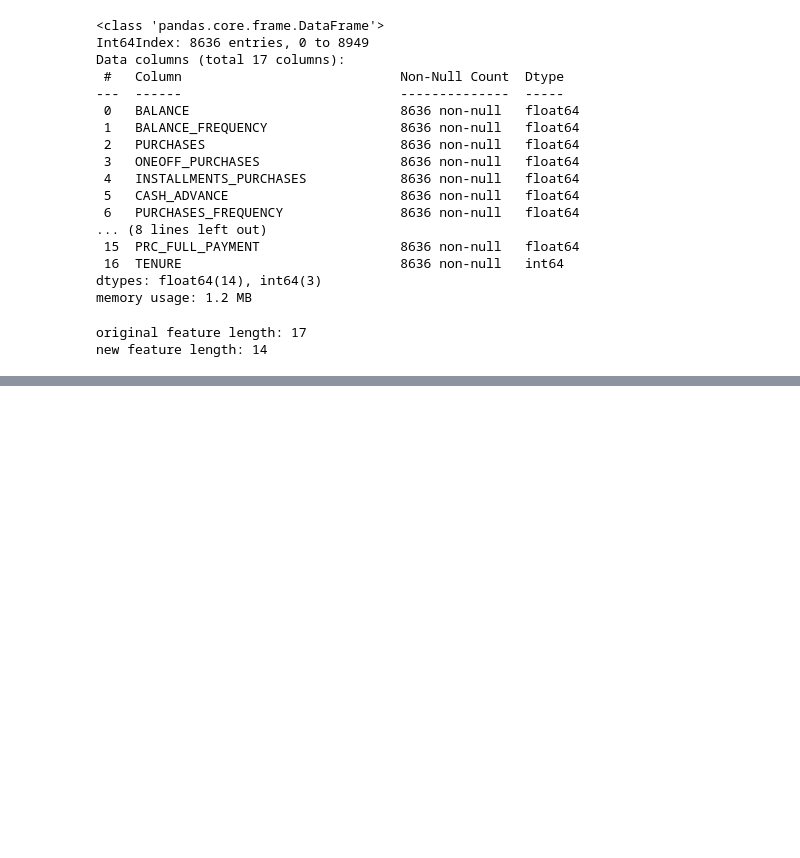
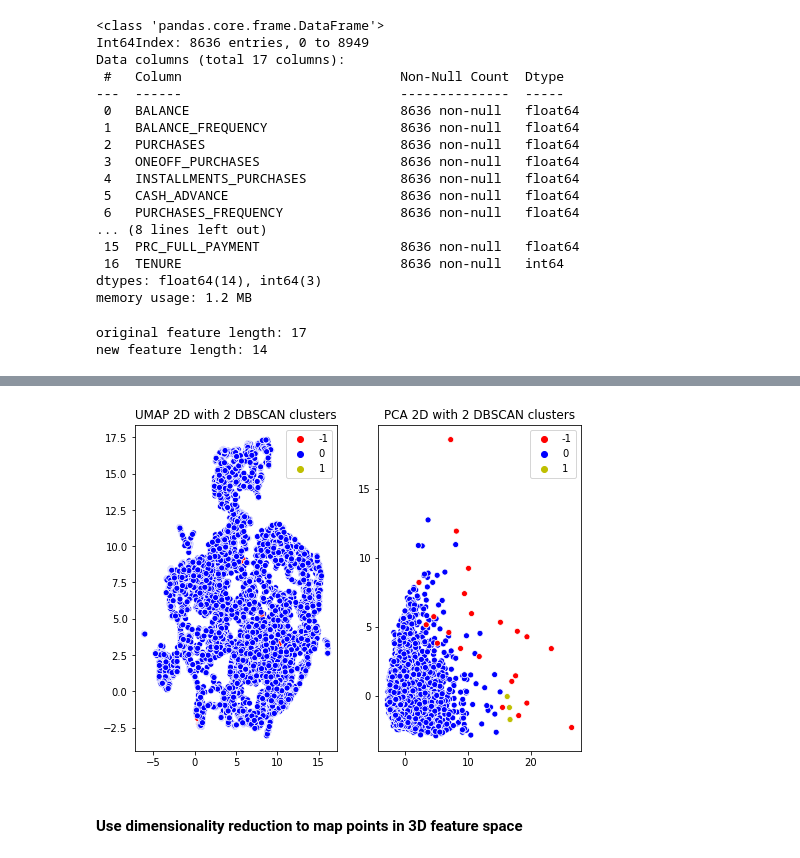
Before and after one commit to RPerron91/capstone3, a Jupyter notebook: capstone3.ipynb, the cells around one changed output, grey strips where cells are left out. Saved outputs shown, nothing was run; the diff lists cells and outputs as text; code cells hidden in the pictures; blank space fills up the shorter version.

```diff
--- a/capstone3.ipynb
+++ b/capstone3.ipynb
@@ -205,0 +171,7 @@ def best_gmm_cluster(scaled, clusters):
+# %%
+# Plot results using the cluster labels from the next best dbscan silhouette score to dictate color
+dualmaps(pca_2components, umap_results, dbscan_score2, dbscan_labels2, palette)
+# %% [output]
+[figure, added]
+# %% [markdown]
+#### Use dimensionality reduction to map points in 3D feature space
```
Also changed, not shown: parts of 55 cells of this notebook.
